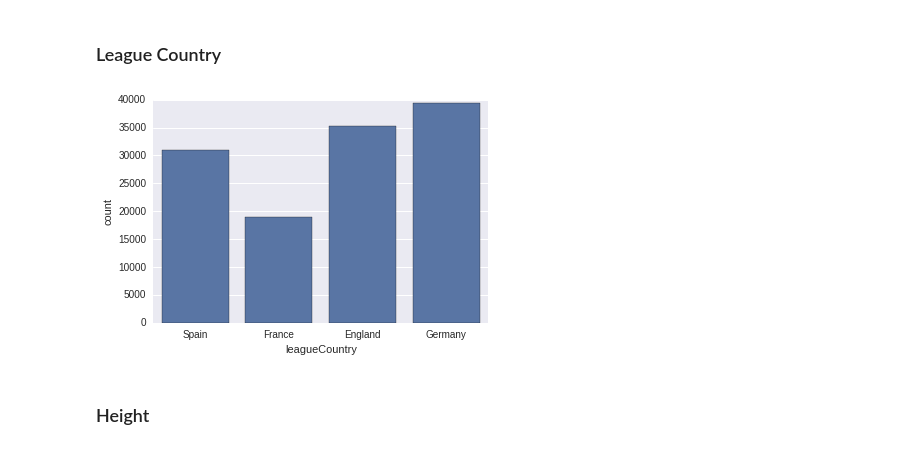
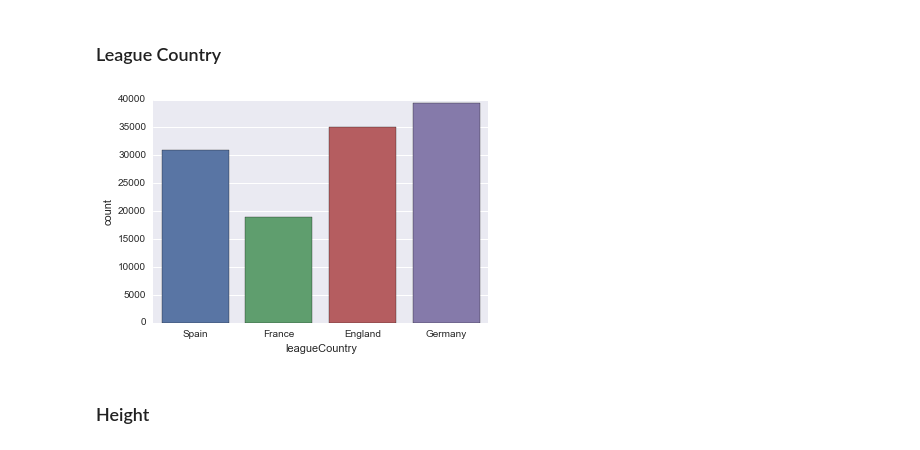
Before and after one commit to semplea/adaepfl-hw, a Jupyter notebook: 04 - Applied ML/nb.ipynb, the cells around one changed output. Saved outputs shown, nothing was run; the diff lists cells and outputs as text; code cells hidden in the pictures.

```diff
--- a/04 - Applied ML/nb.ipynb
+++ b/04 - Applied ML/nb.ipynb
@@ -80,3 +82,5 @@ skin_data = data.dropna(how='all', subset=['rater1','rater2'])
+# %%
+skin_data = skin_data.dropna(how='all', subset=['meanIAT', 'nIAT'])
 # %%
 len(skin_data[skin_data.rater1.isnull() | (skin_data.rater2.isnull())])
 # %% [output]
@@ -103,3 +107,3 @@ If the two raters differ, it is only by one on the 5-point scale or by 2. We dec
 # %%
-skin_data['skin'] = skin_data.apply(lambda x: round((x['rater1']+x['rater2'])/2*4), axis=1)
+skin_data['skin'] = skin_data.apply(lambda x: (x['rater1']+x['rater2'])/2*4, axis=1)
 # %%
@@ -139,8 +143,8 @@ Everything seems fine for the date values.
 # %% [markdown]
 ### League Country
 # %%
-sns.countplot(x="leagueCountry", data=skin_data, color=palette[0]);
+sns.countplot(x="leagueCountry", data=skin_data);
 # %% [output]
-[figure, old version]
+[figure, new version]
 # %% [markdown]
 ### Height
```
Also changed, not shown: parts of 50 cells of this notebook.
